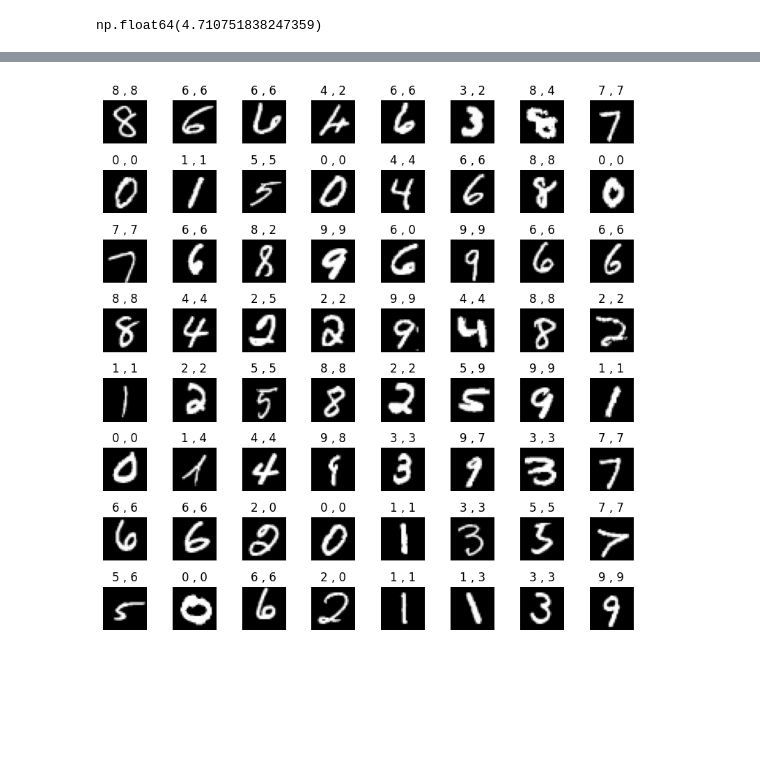
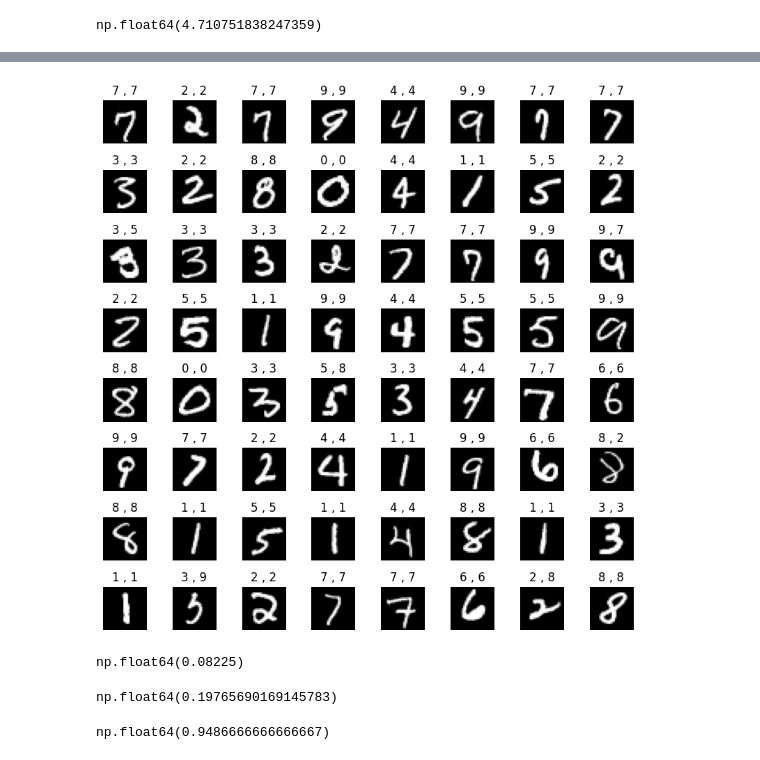
Before and after one commit to Benjamincf0/AI, a Jupyter notebook: nn.ipynb, the cells around one changed output, grey strips where cells are left out. Cells and saved outputs as stored; diff of their text form; code cells hidden in the pictures; blank space fills up the shorter version.

Commit message:
94.9% accuracy

```diff
--- a/nn.ipynb
+++ b/nn.ipynb
@@ -16,0 +23,2 @@ net = Net([l0,l1, l2, l4], cost_function=CrossEntropyLoss)
+# %%
+net2 = Net.load_model('nn/model.npz')
@@ -17,14 +29,15 @@ net = Net([l0,l1, l2, l4], cost_function=CrossEntropyLoss)
 # %%
 from keras.datasets import mnist
 
-(X_train_og, Y_label), (X_test, Y_test) = mnist.load_data()
-print(X_train_og.shape, Y_label.shape)
+(X_train_og, Y_label), (X_test, Y_test_label) = mnist.load_data()
 # Convert to 2d arrays rather than 3d
 X_train = np.reshape(X_train_og, (X_train_og.shape[0], X_train_og.shape[1]*X_train_og.shape[2])) /255
 X_test = np.reshape(X_test, (X_test.shape[0], X_test.shape[1]*X_test.shape[2])) /255
 
 Y_train = np.eye(10)[Y_label]
-print(X_train.shape, Y_label.shape)
+Y_test = np.eye(10)[Y_test_label]
+print(X_train.shape, Y_train.shape)
+print(X_test.shape, Y_test.shape)
 # print(X_train[0:3,0:5])
 # print(Y_train[0:10])
 # %% [output]
@@ -98,3 +97,0 @@ np.float64(2.4557377738381136)
-# %%
-y_pred = np.argmax(net.predict(X_train[100:150]), axis=1)
-print(y_pred,'\n', Y_label[100:150])
@@ -106,5 +97,0 @@ print(y_pred,'\n', Y_label[100:150])
-# %%
-i = 3
-x_sample = X_train[i]
-y_sample = Y_train[i]
-net.predict(X_train),'', Y_train
@@ -134,24 +98,28 @@ net.predict(X_train),'', Y_train
 # %%
 fig, axes = plt.subplots(8,8, figsize=(8,8))
 fig.tight_layout(pad=0.1)
 
 for i,ax in enumerate(axes.flat):
     # Select random indices
     random_index = np.random.randint(10000)
 
     # Select rows corresponding to the random indices and
     # reshape the image
     X_random_reshaped = X_test[random_index].reshape((28,28))
 
     # Display the image
 
     ax.imshow(X_random_reshaped, cmap='gray')
-    y_pred = net.predict(X_random_reshaped.reshape((1, 784)))
+    y_pred = net2.predict(X_random_reshaped.reshape((1, 784)))
     y_pred_label = np.argmax(y_pred, axis=1)
 
 
     # Display the label above the image
-    ax.set_title(f'{Y_test[random_index]} , {y_pred_label[0]}')
+    ax.set_title(f'{Y_test_label[random_index]} , {y_pred_label[0]}')
     ax.set_axis_off()
 # %% [output]
-[figure, old version]
+[figure, new version]
+# %%
+net.compute_accuracy(X_train, Y_train)
+# %% [output]
+np.float64(0.08225)
@@ -157,0 +130,8 @@ for i,ax in enumerate(axes.flat):
+# %%
+net2.compute_cost(X_train, Y_train)
+# %% [output]
+np.float64(0.19765690169145783)
+# %%
+net2.compute_accuracy(X_train, Y_train)
+# %% [output]
+np.float64(0.9486666666666667)
```
Also changed, not shown: parts of 20 cells of this notebook, 3 other files.
